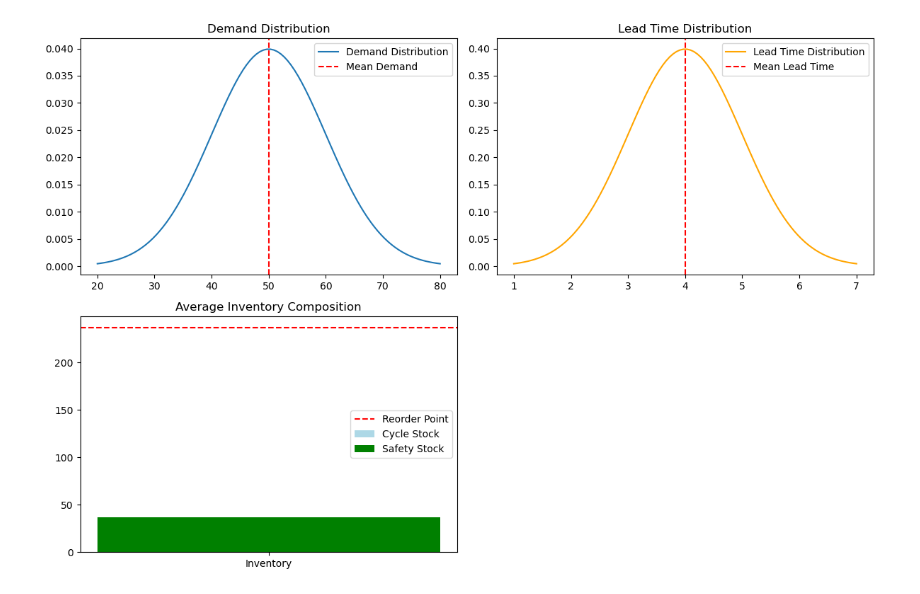
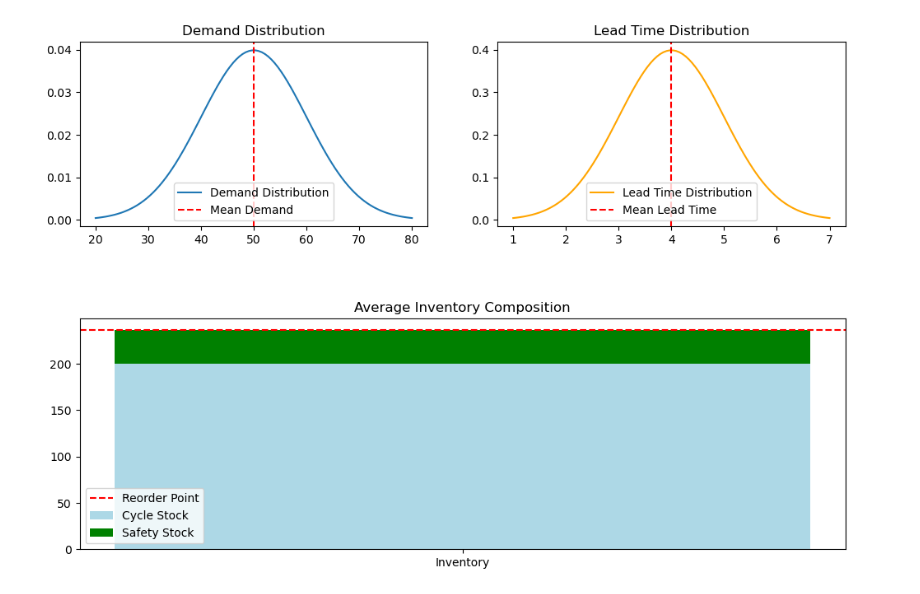
Before and after one commit to yay4john/Inventory-Optimization, a Jupyter notebook: SEIO.ipynb, the cells around one changed output. Drawn from its saved outputs; the diff is of its cells as text; code cells hidden in the pictures.

Commit message:
Plot cleaning

```diff
--- a/SEIO.ipynb
+++ b/SEIO.ipynb
@@ -27,35 +27,35 @@ safety_stock = calculate_safety_stock(demand_std, lead_time, lead_time_std, serv
 reorder_point = calculate_reorder_point(demand_mean, lead_time, safety_stock)
 # %%
 # Visualization
-fig, axes = plt.subplots(2, 2, figsize=(12, 8))
+fig, axes = plt.subplots(2, 2, figsize=(12, 8), gridspec_kw={'height_ratios': [1, 1.5]})
 
 # Demand Distribution Plot
 x = np.linspace(demand_mean - 3*demand_std, demand_mean + 3*demand_std, 100)
 y = (1 / (demand_std * np.sqrt(2 * np.pi))) * np.exp(-0.5 * ((x - demand_mean) / demand_std) ** 2)
 axes[0, 0].plot(x, y, label="Demand Distribution")
 axes[0, 0].axvline(demand_mean, color='r', linestyle='--', label="Mean Demand")
 axes[0, 0].set_title("Demand Distribution")
 axes[0, 0].legend()
 
 # Lead Time Distribution Plot
 lead_time_x = np.linspace(lead_time - 3*lead_time_std, lead_time + 3*lead_time_std, 100)
 lead_time_y = (1 / (lead_time_std * np.sqrt(2 * np.pi))) * np.exp(-0.5 * ((lead_time_x - lead_time) / lead_time_std) ** 2)
 axes[0, 1].plot(lead_time_x, lead_time_y, label="Lead Time Distribution", color='orange')
 axes[0, 1].axvline(lead_time, color='r', linestyle='--', label="Mean Lead Time")
 axes[0, 1].set_title("Lead Time Distribution")
 axes[0, 1].legend()
 
-# Inventory Bar Chart
-axes[1, 0].bar(["Inventory"], [order_quantity], color='lightblue', label="Cycle Stock")
-axes[1, 0].bar(["Inventory"], [safety_stock], color='green', label="Safety Stock")
-axes[1, 0].axhline(reorder_point, color='r', linestyle='--', label="Reorder Point")
-axes[1, 0].set_title("Average Inventory Composition")
-axes[1, 0].legend()
-
+# Inventory Bar Chart - Full Bottom Row
+ax_big = fig.add_subplot(2, 1, 2)
+ax_big.bar(["Inventory"], [order_quantity], color='lightblue', label="Cycle Stock")
+ax_big.bar(["Inventory"], [safety_stock], bottom=[order_quantity], color='green', label="Safety Stock")
+ax_big.axhline(reorder_point, color='r', linestyle='--', label="Reorder Point")
+ax_big.set_title("Average Inventory Composition")
+ax_big.legend()
 fig.delaxes(axes[1, 1])  # Remove the empty subplot
-plt.tight_layout()
+fig.delaxes(axes[1, 0])
 fig.show()
 # %% [output]
-[figure, old version]
+[figure, new version]
 # %%
 # st.write("Use the sidebar to adjust parameters and see the impact on safety stock, reorder point, multi-echelon inventory optimization, and cost calculations.")
```
Also changed, not shown: 3 other files.
